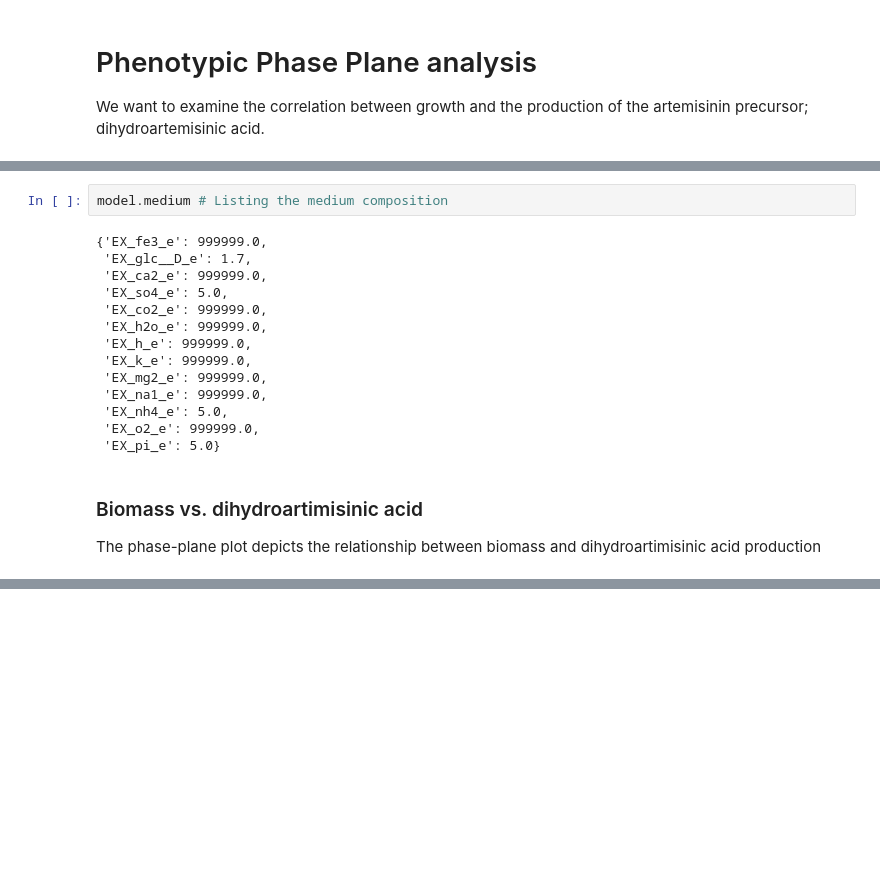
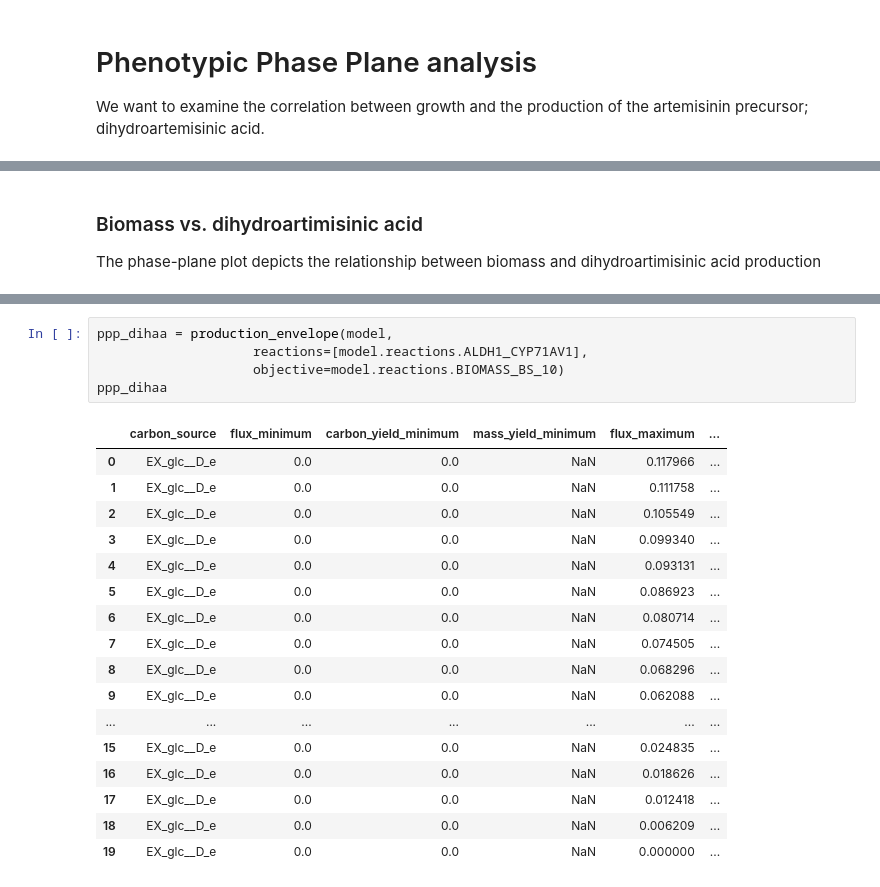
Before and after one commit to 27410/group-assignment-group6, a Jupyter notebook: 3_phenotypic_phase_planes.ipynb, the cells around one changed output, grey strips where cells are left out. Cells and saved outputs as stored; diff of their text form; blank space fills up the shorter version.

```diff
--- a/2_phenotypic_phase_planes.ipynb
+++ b/3_phenotypic_phase_planes.ipynb
@@ -23,22 +24,6 @@ model
 | Number of groups | 0 |
 | Objective expression | 1.0*BIOMASS_BS_10 - 1.0*BIOMASS_B... |
 | Compartments | cytosol, extracellular space |
-# %%
-model.medium # Listing the medium composition
-# %% [output]
-{'EX_fe3_e': 999999.0,
- 'EX_glc__D_e': 1.7,
- 'EX_ca2_e': 999999.0,
- 'EX_so4_e': 5.0,
- 'EX_co2_e': 999999.0,
- 'EX_h2o_e': 999999.0,
- 'EX_h_e': 999999.0,
- 'EX_k_e': 999999.0,
- 'EX_mg2_e': 999999.0,
- 'EX_na1_e': 999999.0,
- 'EX_nh4_e': 5.0,
- 'EX_o2_e': 999999.0,
- 'EX_pi_e': 5.0}
 # %% [markdown]
 ### Biomass vs. dihydroartimisinic acid
 The phase-plane plot depicts the relationship between biomass and dihydroartimisinic acid production
@@ -52,3 +37,26 @@ result.plot(plotter)
 # %% [output]
 [interactive output not drawn]
 [interactive output not drawn]
+# %%
+ppp_dihaa = production_envelope(model,
+                    reactions=[model.reactions.ALDH1_CYP71AV1],
+                    objective=model.reactions.BIOMASS_BS_10)
+ppp_dihaa
+# %% [output]
+|  | carbon_source | flux_minimum | carbon_yield_minimum | mass_yield_minimum | flux_maximum | ... |
+| 0 | EX_glc__D_e | 0.0 | 0.0 | NaN | 0.117966 | ... |
+| 1 | EX_glc__D_e | 0.0 | 0.0 | NaN | 0.111758 | ... |
+| 2 | EX_glc__D_e | 0.0 | 0.0 | NaN | 0.105549 | ... |
+| 3 | EX_glc__D_e | 0.0 | 0.0 | NaN | 0.099340 | ... |
+| 4 | EX_glc__D_e | 0.0 | 0.0 | NaN | 0.093131 | ... |
+| 5 | EX_glc__D_e | 0.0 | 0.0 | NaN | 0.086923 | ... |
+| 6 | EX_glc__D_e | 0.0 | 0.0 | NaN | 0.080714 | ... |
+| 7 | EX_glc__D_e | 0.0 | 0.0 | NaN | 0.074505 | ... |
+| 8 | EX_glc__D_e | 0.0 | 0.0 | NaN | 0.068296 | ... |
+| 9 | EX_glc__D_e | 0.0 | 0.0 | NaN | 0.062088 | ... |
+| ... | ... | ... | ... | ... | ... | ... |
+| 15 | EX_glc__D_e | 0.0 | 0.0 | NaN | 0.024835 | ... |
+| 16 | EX_glc__D_e | 0.0 | 0.0 | NaN | 0.018626 | ... |
+| 17 | EX_glc__D_e | 0.0 | 0.0 | NaN | 0.012418 | ... |
+| 18 | EX_glc__D_e | 0.0 | 0.0 | NaN | 0.006209 | ... |
+| 19 | EX_glc__D_e | 0.0 | 0.0 | NaN | 0.000000 | ... |
```
Also changed, not shown: parts of 9 cells of this notebook, 4 other files.
